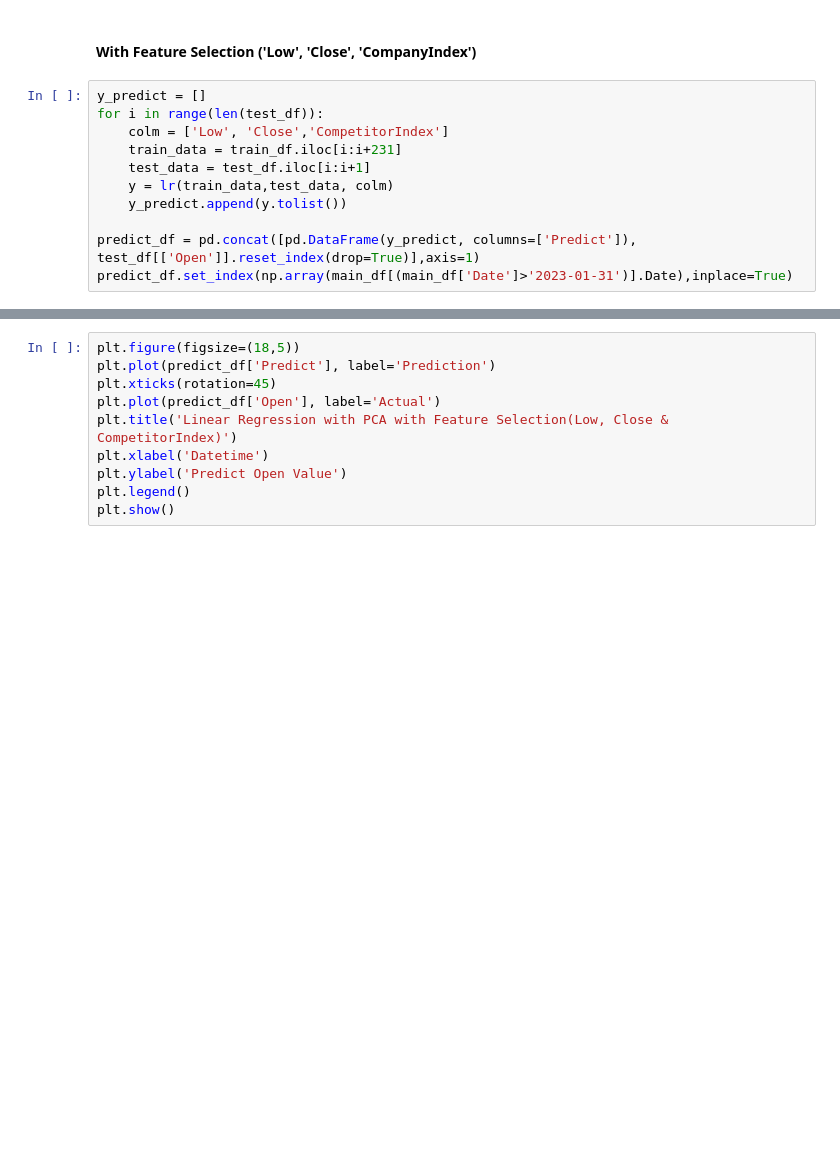
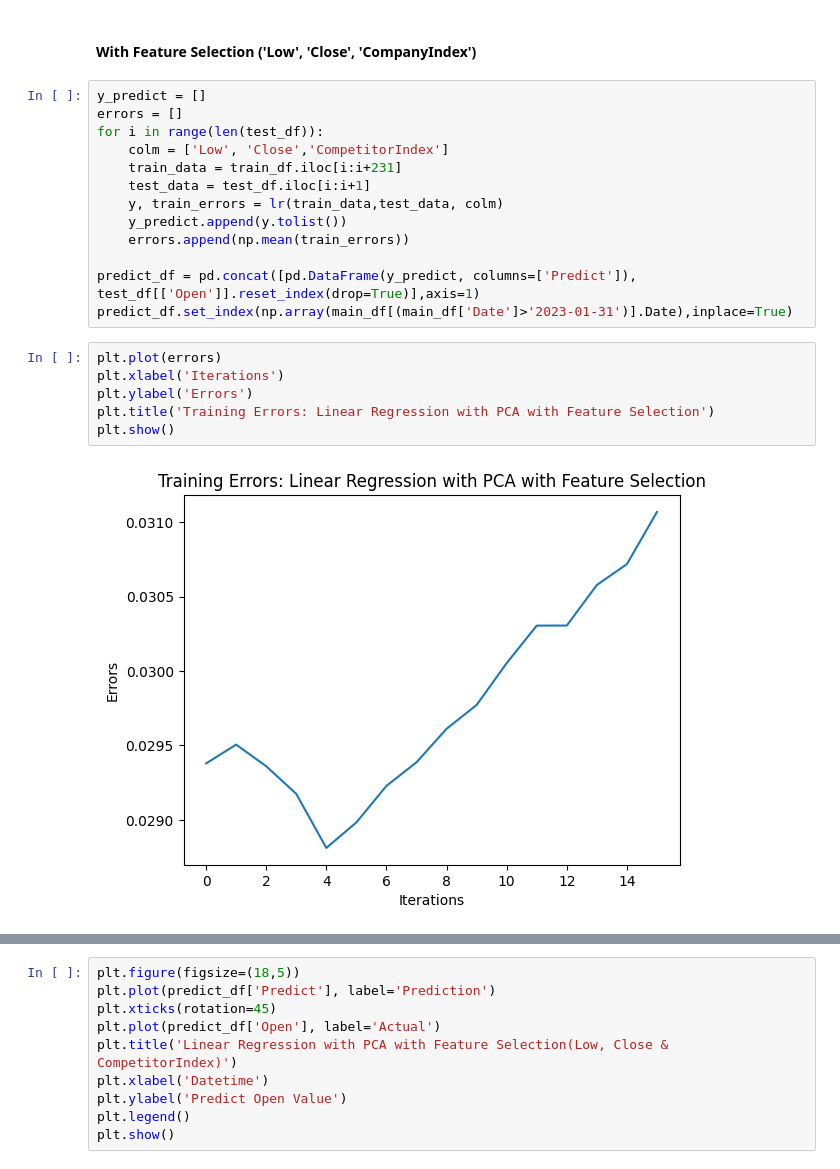
Before and after one commit to Mario760/ten52-Proj, a Jupyter notebook: Liner Regression with PCA.ipynb, the cells around one changed output, grey strips where cells are left out. Cells and saved outputs as stored; diff of their text form; blank space fills up the shorter version.

```diff
--- a/Liner Regression with PCA.ipynb
+++ b/Liner Regression with PCA.ipynb
@@ -192,15 +209,25 @@ plt.show()
 #### With Feature Selection ('Low', 'Close', 'CompanyIndex')
 # %%
 y_predict = []
+errors = []
 for i in range(len(test_df)):
     colm = ['Low', 'Close','CompetitorIndex']
     train_data = train_df.iloc[i:i+231]
     test_data = test_df.iloc[i:i+1]
-    y = lr(train_data,test_data, colm)
+    y, train_errors = lr(train_data,test_data, colm)
     y_predict.append(y.tolist())
+    errors.append(np.mean(train_errors))
 
 predict_df = pd.concat([pd.DataFrame(y_predict, columns=['Predict']), test_df[['Open']].reset_index(drop=True)],axis=1)
 predict_df.set_index(np.array(main_df[(main_df['Date']>'2023-01-31')].Date),inplace=True)
+# %%
+plt.plot(errors)
+plt.xlabel('Iterations')
+plt.ylabel('Errors')
+plt.title('Training Errors: Linear Regression with PCA with Feature Selection')
+plt.show()
+# %% [output]
+[figure, added]
 # %%
 evaluate(predict_df['Predict'],predict_df['Open'])
 # %% [output]
```
Also changed, not shown: parts of 5 cells of this notebook, 3 other files.
